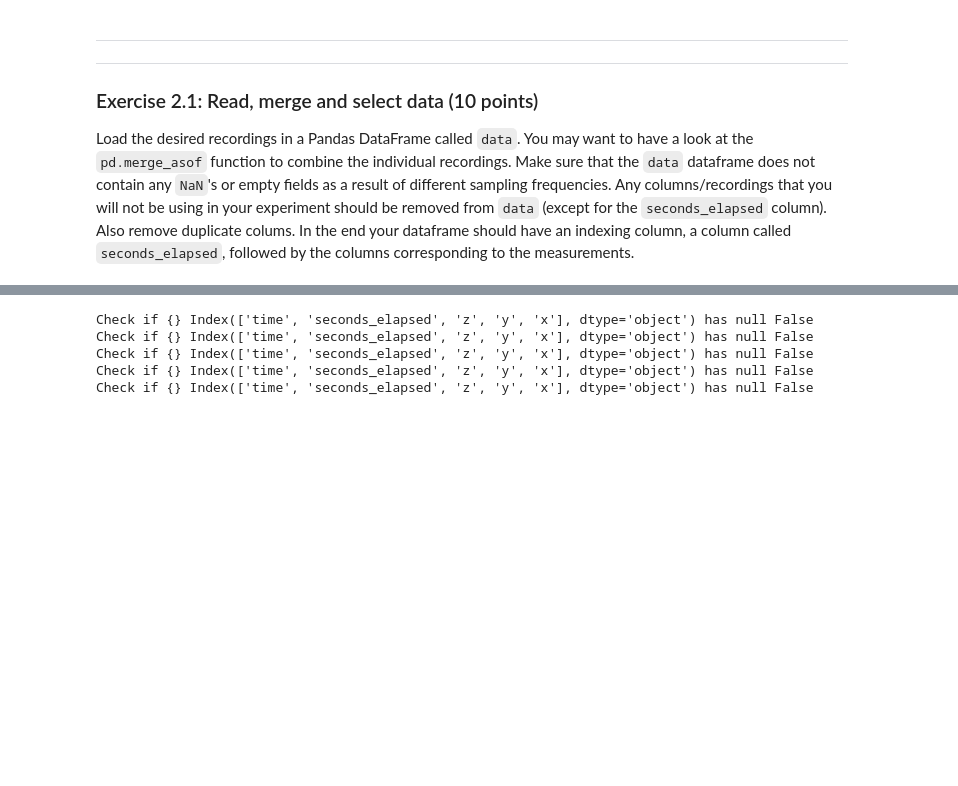
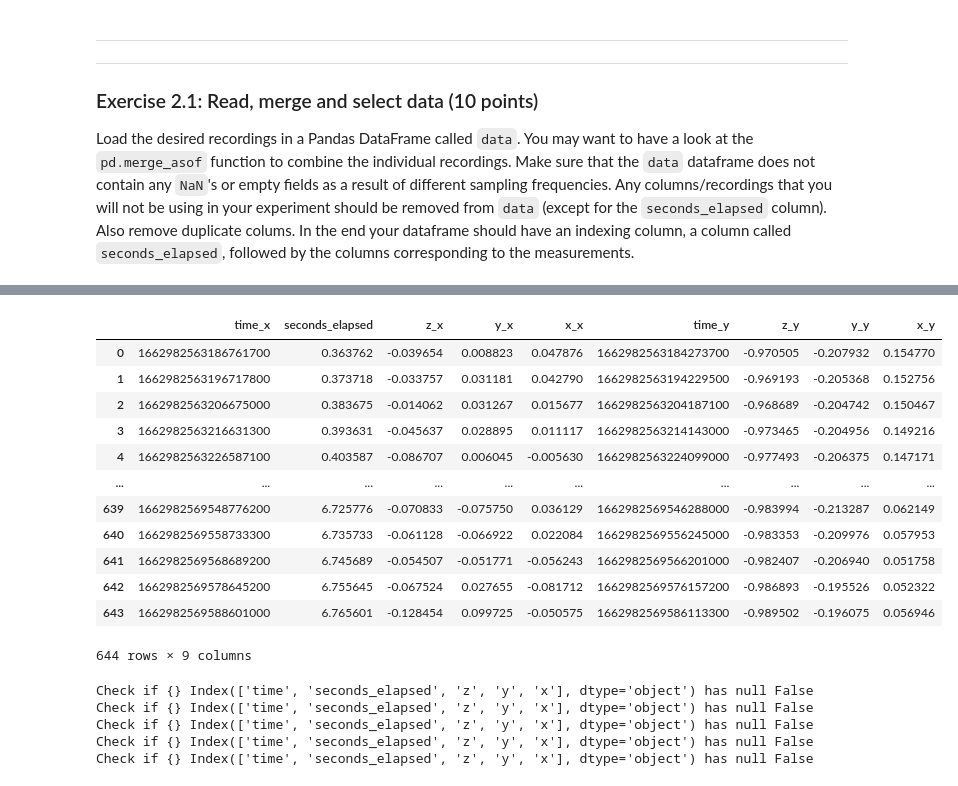
Before and after one commit to Lynch1206/5ARB0_1_1, a Jupyter notebook: activitydetector-template.ipynb, the cells around one changed output, grey strips where cells are left out. Drawn from its saved outputs; the diff is of its cells as text; code cells hidden in the pictures; blank space fills up the shorter version.

Commit message:
merge

```diff
--- a/activitydetector-template.ipynb
+++ b/activitydetector-template.ipynb
@@ -99,3 +99,20 @@ Orientation.csv
+# %%
+data_1 = pd.merge_asof(data[filename[0]], data[filename[1]], on='seconds_elapsed')
+data_1
+# %% [output]
+|  | time_x | seconds_elapsed | z_x | y_x | x_x | time_y | z_y | y_y | x_y |
+| 0 | 1662982563186761700 | 0.363762 | -0.039654 | 0.008823 | 0.047876 | 1662982563184273700 | -0.970505 | -0.207932 | 0.154770 |
+| 1 | 1662982563196717800 | 0.373718 | -0.033757 | 0.031181 | 0.042790 | 1662982563194229500 | -0.969193 | -0.205368 | 0.152756 |
+| 2 | 1662982563206675000 | 0.383675 | -0.014062 | 0.031267 | 0.015677 | 1662982563204187100 | -0.968689 | -0.204742 | 0.150467 |
+| 3 | 1662982563216631300 | 0.393631 | -0.045637 | 0.028895 | 0.011117 | 1662982563214143000 | -0.973465 | -0.204956 | 0.149216 |
+| 4 | 1662982563226587100 | 0.403587 | -0.086707 | 0.006045 | -0.005630 | 1662982563224099000 | -0.977493 | -0.206375 | 0.147171 |
+| ... | ... | ... | ... | ... | ... | ... | ... | ... | ... |
+| 639 | 1662982569548776200 | 6.725776 | -0.070833 | -0.075750 | 0.036129 | 1662982569546288000 | -0.983994 | -0.213287 | 0.062149 |
+| 640 | 1662982569558733300 | 6.735733 | -0.061128 | -0.066922 | 0.022084 | 1662982569556245000 | -0.983353 | -0.209976 | 0.057953 |
+| 641 | 1662982569568689200 | 6.745689 | -0.054507 | -0.051771 | -0.056243 | 1662982569566201000 | -0.982407 | -0.206940 | 0.051758 |
+| 642 | 1662982569578645200 | 6.755645 | -0.067524 | 0.027655 | -0.081712 | 1662982569576157200 | -0.986893 | -0.195526 | 0.052322 |
+| 643 | 1662982569588601000 | 6.765601 | -0.128454 | 0.099725 | -0.050575 | 1662982569586113300 | -0.989502 | -0.196075 | 0.056946 |
+644 rows × 9 columns
 # %%
 df = pd.read_csv('Accelerometer.csv')  # Read file
 np.shape(df) # (xxx,5)
```
Also changed, not shown: parts of 3 cells of this notebook, 1 other file.
